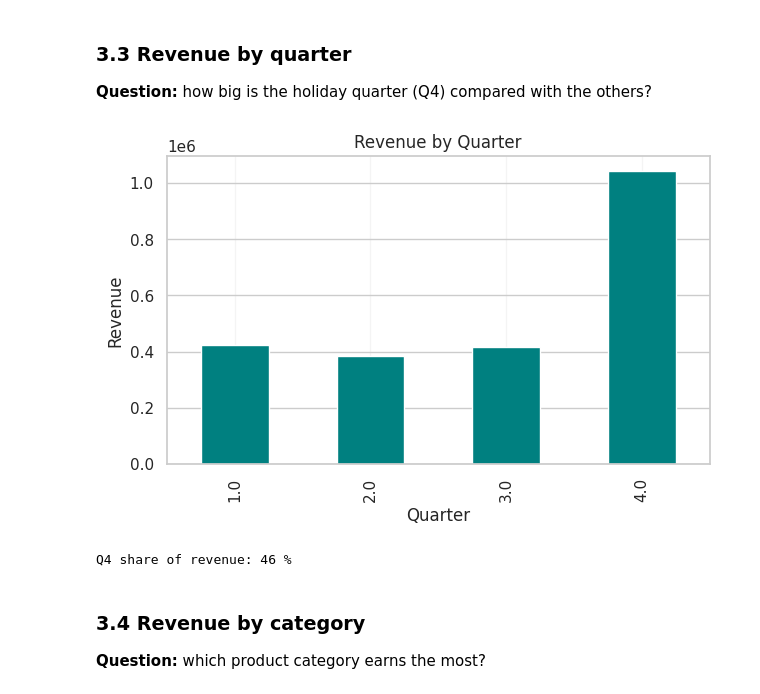
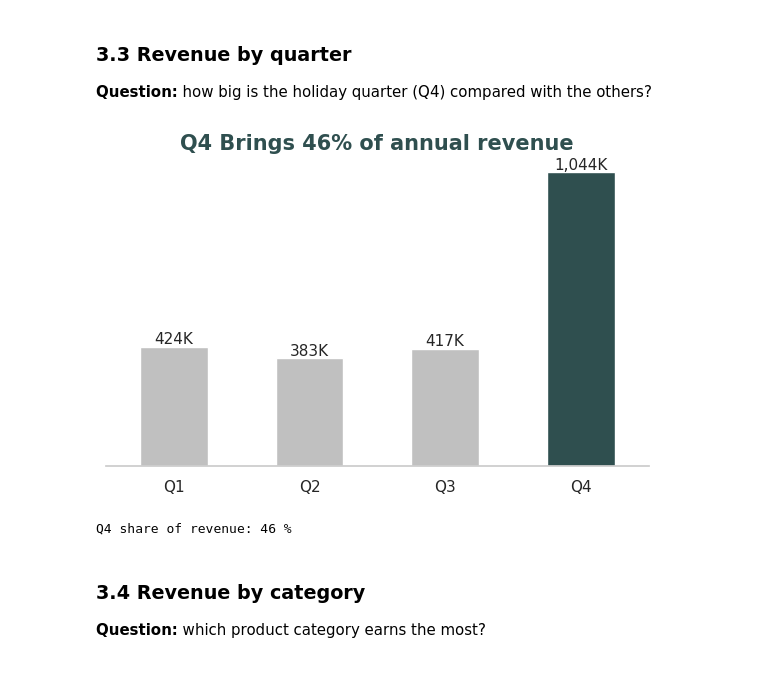
Before and after one commit to bungei53/retail-sales-analysis-kenya, a Jupyter notebook: 01_eda_visualization_simple_(1).ipynb, the cells around one changed output. Saved outputs shown, nothing was run; the diff lists cells and outputs as text; code cells hidden in the pictures.

```diff
--- a/01_eda_visualization_simple_(1).ipynb
+++ b/01_eda_visualization_simple_(1).ipynb
@@ -224,20 +224,34 @@ plt.show()
 # %% [markdown]
 ### 3.3 Revenue by quarter
 **Question:** how big is the holiday quarter (Q4) compared with the others?
-# %%
-quarterly = df.groupby('quarter')['total_amount'].sum()
-
-quarterly.plot(kind='bar', color='teal', figsize=(7, 4))
-plt.title('Revenue by Quarter')
-plt.grid(axis='x',alpha=0.2)
-plt.xlabel('Quarter')
-plt.ylabel('Revenue')
-plt.show()
-
-print("Q4 share of revenue:", round(quarterly[4] / quarterly.sum() * 100), "%")
-# %% [output]
-[figure, removed]
-Q4 share of revenue: 46 %
+# %%
+quarterly = df.groupby('quarter')['total_amount'].sum()
+
+# Rename 1.0, 2.0, 3.0, 4.0 to Q1, Q2, Q3, Q4
+quarterly.index = 'Q' + quarterly.index.astype(int).astype(str)
+
+# Q4 share of revenue
+q4_share = quarterly['Q4'] / quarterly.sum()
+
+# Highlight the largest quarter in dark grey, the others in silver
+colors = ['darkslategrey' if value == quarterly.max() else 'silver' for value in quarterly]
+
+# Draw the chart
+ax = quarterly.plot(kind='bar', color=colors, figsize=(7, 4))
+ax.bar_label(ax.containers[0], labels=[f"{v/1000:,.0f}K" for v in quarterly], fontsize=11)
+ax.yaxis.set_visible(False)                    # hide the y axis and its values
+plt.grid(False)                                # remove grid lines
+sns.despine(left=True)                         # remove the left line
+
+plt.title(f"Q4 Brings {q4_share:.0%} of annual revenue", color='darkslategrey',fontweight='bold',fontsize=15)
+plt.xlabel('')
+plt.xticks(rotation=0)
+plt.show()
+
+print("Q4 share of revenue:", round(q4_share * 100), "%")
+# %% [output]
+[figure, added]
+Q4 share of revenue: 46 %
 # %% [markdown]
 ### 3.4 Revenue by category
 **Question:** which product category earns the most?
```
Also changed, not shown: parts of 6 cells of this notebook.
